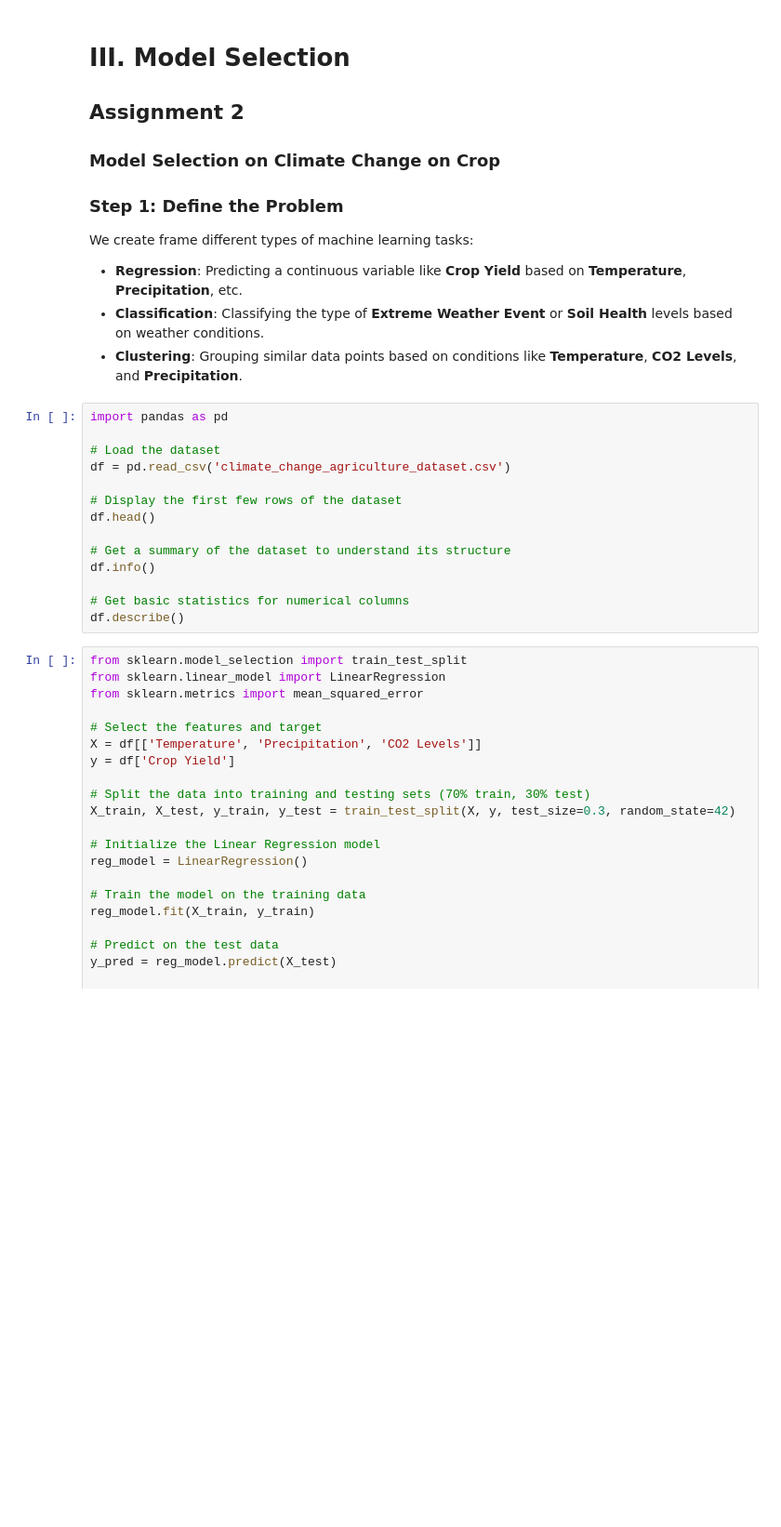
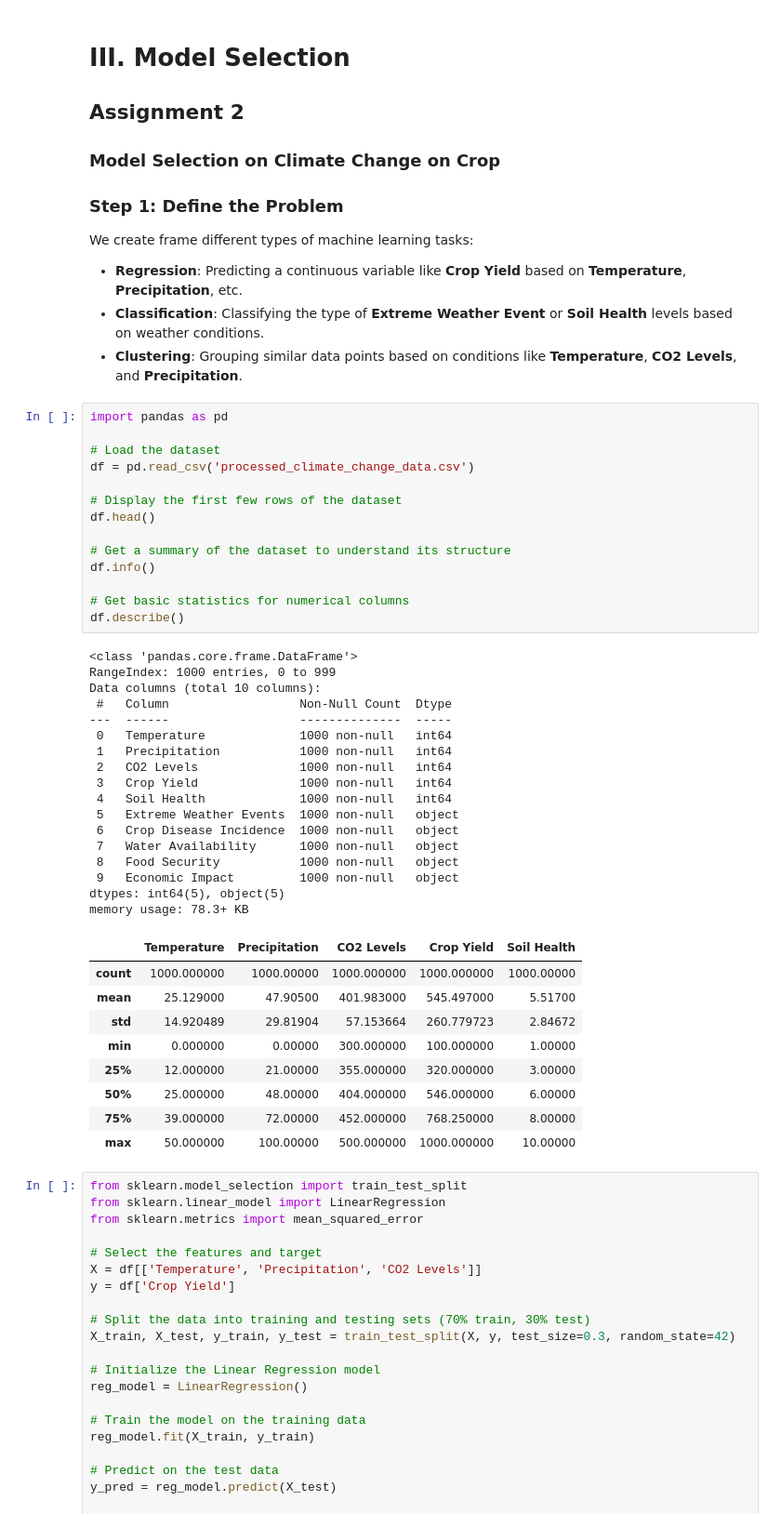
Before and after one commit to Dan9704/COS30049-Computing-Technology-Innovation-Project, a Jupyter notebook: Assignment2/Model Selection/model_selection_climate_change_on_crop.ipynb, the cells around one changed output. Shown at 93% size. Drawn from its saved outputs; the diff is of its cells as text; blank space fills up the shorter version.

```diff
--- a/Assignment2/Model Selection/model_selection_climate_change_on_crop.ipynb
+++ b/Assignment2/Model Selection/model_selection_climate_change_on_crop.ipynb
@@ -11,17 +11,44 @@ We create frame different types of machine learning tasks:
 # %%
 import pandas as pd
 
 # Load the dataset
-df = pd.read_csv('climate_change_agriculture_dataset.csv')
+df = pd.read_csv('processed_climate_change_data.csv')
 
 # Display the first few rows of the dataset
 df.head()
 
 # Get a summary of the dataset to understand its structure
 df.info()
 
 # Get basic statistics for numerical columns
 df.describe()
+# %% [output]
+<class 'pandas.core.frame.DataFrame'>
+RangeIndex: 1000 entries, 0 to 999
+Data columns (total 10 columns):
+ #   Column                  Non-Null Count  Dtype
+---  ------                  --------------  -----
+ 0   Temperature             1000 non-null   int64
+ 1   Precipitation           1000 non-null   int64
+ 2   CO2 Levels              1000 non-null   int64
+ 3   Crop Yield              1000 non-null   int64
+ 4   Soil Health             1000 non-null   int64
+ 5   Extreme Weather Events  1000 non-null   object
+ 6   Crop Disease Incidence  1000 non-null   object
+ 7   Water Availability      1000 non-null   object
+ 8   Food Security           1000 non-null   object
+ 9   Economic Impact         1000 non-null   object
+dtypes: int64(5), object(5)
+memory usage: 78.3+ KB
+|  | Temperature | Precipitation | CO2 Levels | Crop Yield | Soil Health |
+| count | 1000.000000 | 1000.00000 | 1000.000000 | 1000.000000 | 1000.00000 |
+| mean | 25.129000 | 47.90500 | 401.983000 | 545.497000 | 5.51700 |
+| std | 14.920489 | 29.81904 | 57.153664 | 260.779723 | 2.84672 |
+| min | 0.000000 | 0.00000 | 300.000000 | 100.000000 | 1.00000 |
+| 25% | 12.000000 | 21.00000 | 355.000000 | 320.000000 | 3.00000 |
+| 50% | 25.000000 | 48.00000 | 404.000000 | 546.000000 | 6.00000 |
+| 75% | 39.000000 | 72.00000 | 452.000000 | 768.250000 | 8.00000 |
+| max | 50.000000 | 100.00000 | 500.000000 | 1000.000000 | 10.00000 |
 # %%
 from sklearn.model_selection import train_test_split
 from sklearn.linear_model import LinearRegression
```
Also changed, not shown: 6 other files.
